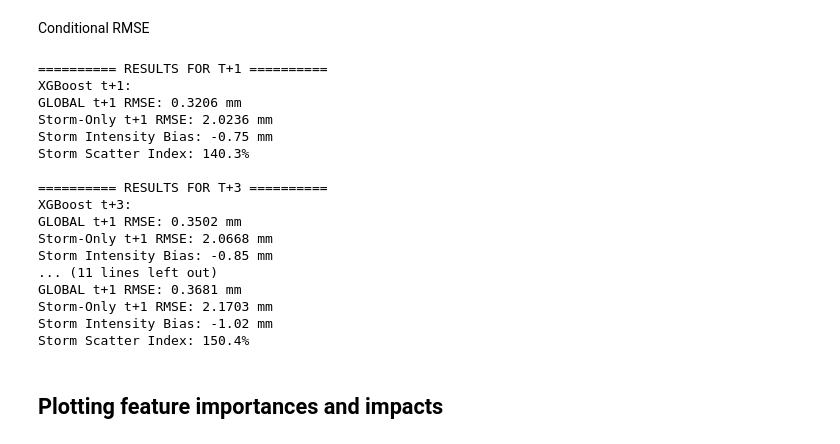
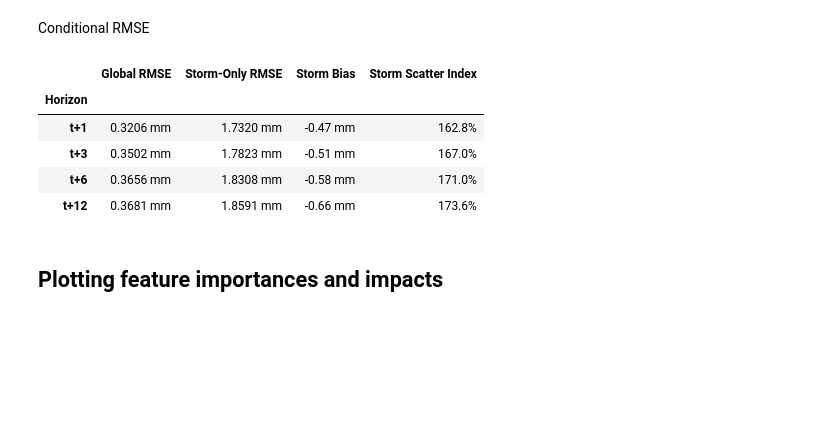
Before and after one commit to jadosh123/SparseData-AI-Precipitation-Forecasting, a Jupyter notebook: src/weather_engine/single_point_forecast.ipynb, the cells around one changed output. Saved outputs shown, nothing was run; the diff lists cells and outputs as text; code cells hidden in the pictures; blank space fills up the shorter version.

Commit message:
Refactors single_point_forecast.ipynb to have nicer cell outputs

```diff
--- a/src/weather_engine/single_point_forecast.ipynb
+++ b/src/weather_engine/single_point_forecast.ipynb
@@ -515,58 +507,57 @@ preds_presistence = X_test['rain']
 # %% [markdown]
 Conditional RMSE
 # %%
-def storm_rmse(y_pred, y_test, model_name):
-    mask_rainy = y_test > 0.1
+from sklearn.metrics import mean_squared_error
+import pandas as pd
+import numpy as np
 
-    rmse = np.sqrt(mean_squared_error(y_test, y_pred))
-    print(model_name + ':')
-    print(f"GLOBAL t+1 RMSE: {rmse:.4f} mm")
+def compute_storm_metrics(y_pred, y_test, horizon_label):
+    mask_rainy = y_test >= 0.1
+    rmse_global = np.sqrt(mean_squared_error(y_test, y_pred))
 
     if mask_rainy.sum() > 0:
         y_rainy = y_test[mask_rainy]
         pred_rainy = y_pred[mask_rainy]
+
         rmse_rainy = np.sqrt(mean_squared_error(y_rainy, pred_rainy))
-        print(f"Storm-Only t+1 RMSE: {rmse_rainy:.4f} mm")
+        bias = np.mean(pred_rainy - y_rainy)
+        scatter_index = (rmse_rainy / np.mean(y_rainy)) * 100
+    else:
+        rmse_rainy, bias, scatter_index = np.nan, np.nan, np.nan
 
-        # Calculate Bias: Are we systematically under or over forecasting?
-        # Negative = Under-forecasting (Dangerous)
-        bias = np.mean(y_pred[mask_rainy] - y_test[mask_rainy])
+    return {
+        'Horizon': horizon_label,
+        'Global RMSE': rmse_global,
+        'Storm-Only RMSE': rmse_rainy,
+        'Storm Bias': bias,
+        'Storm Scatter Index': scatter_index
+    }
 
-        # Calculate Scatter Index: Relative error
-        rmse_rainy = np.sqrt(mean_squared_error(y_test[mask_rainy], y_pred[mask_rainy]))
-        scatter_index = (rmse_rainy / np.mean(y_test[mask_rainy])) * 100
-
-        print(f"Storm Intensity Bias: {bias:.2f} mm")
-        print(f"Storm Scatter Index: {scatter_index:.1f}%")
-        print()
-    else:
-        print("No rain events in the test set!")
-
+rmse_results = []
 
 for lag in target_lags:
     y_test_current = test_sets[lag]['y_test']
     preds_current = predictions[lag]
+    horizon_str = f"t+{lag}"
 
-    print(f"========== RESULTS FOR T+{lag} ==========")
-    storm_rmse(preds_current, y_test_current, f'XGBoost t+{lag}')
+    metrics = compute_storm_metrics(preds_current, y_test_current, horizon_str)
+    rmse_results.append(metrics)
+
+df_rmse = pd.DataFrame(rmse_results).set_index('Horizon')
+
+display(df_rmse.style.format({
+    'Global RMSE': '{:.4f} mm',
+    'Storm-Only RMSE': '{:.4f} mm',
+    'Storm Bias': '{:.2f} mm',
+    'Storm Scatter Index': '{:.1f}%'
+}).background_gradient(cmap='coolwarm', subset=['Storm-Only RMSE', 'Storm Scatter Index']))
 # %% [output]
-========== RESULTS FOR T+1 ==========
-XGBoost t+1:
-GLOBAL t+1 RMSE: 0.3206 mm
-Storm-Only t+1 RMSE: 2.0236 mm
-Storm Intensity Bias: -0.75 mm
-Storm Scatter Index: 140.3%
-
-========== RESULTS FOR T+3 ==========
-XGBoost t+3:
-GLOBAL t+1 RMSE: 0.3502 mm
-Storm-Only t+1 RMSE: 2.0668 mm
-Storm Intensity Bias: -0.85 mm
-... (11 lines left out)
-GLOBAL t+1 RMSE: 0.3681 mm
-Storm-Only t+1 RMSE: 2.1703 mm
-Storm Intensity Bias: -1.02 mm
-Storm Scatter Index: 150.4%
+|  | Global RMSE | Storm-Only RMSE | Storm Bias | Storm Scatter Index |
+| Horizon |  |  |  |  |
+| t+1 | 0.3206 mm | 1.7320 mm | -0.47 mm | 162.8% |
+| t+3 | 0.3502 mm | 1.7823 mm | -0.51 mm | 167.0% |
+| t+6 | 0.3656 mm | 1.8308 mm | -0.58 mm | 171.0% |
+| t+12 | 0.3681 mm | 1.8591 mm | -0.66 mm | 173.6% |
 # %% [markdown]
 ## Plotting feature importances and impacts
 # %%
```
Also changed, not shown: parts of 3 cells of this notebook.
